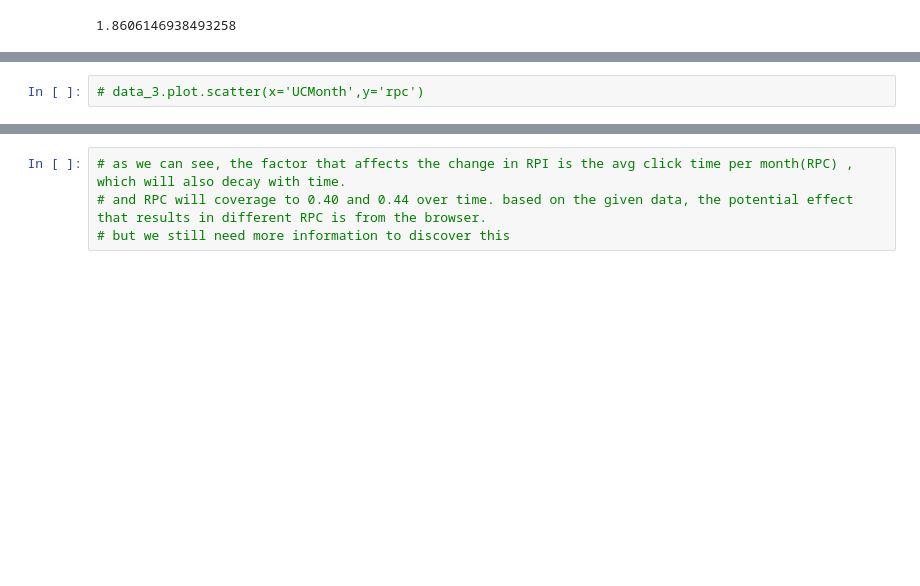
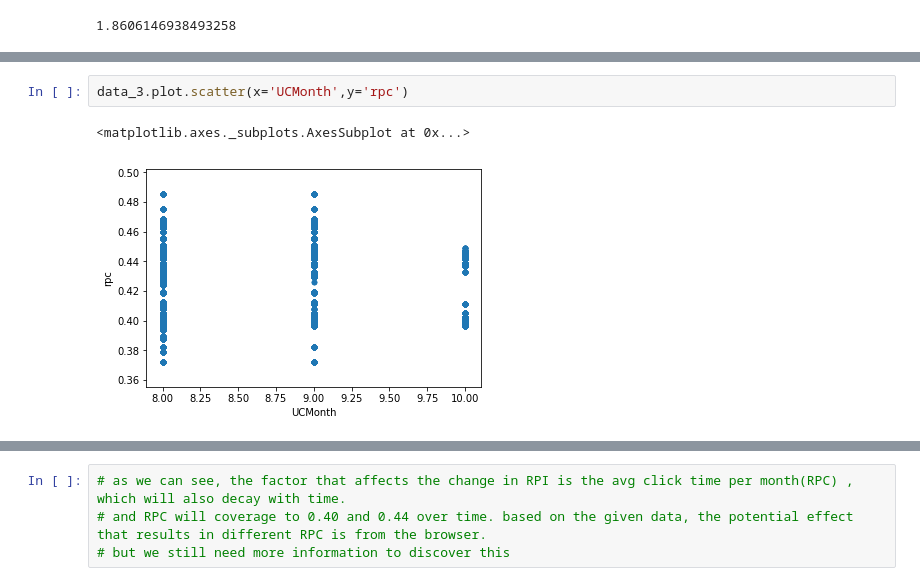
Before and after one commit to Horacehuo/8piont, a Jupyter notebook: 8points_test.ipynb, the cells around one changed output, grey strips where cells are left out. Drawn from its saved outputs; the diff is of its cells as text; blank space fills up the shorter version.

```diff
--- a/8points_test.ipynb
+++ b/8points_test.ipynb
@@ -158,3 +169,6 @@ df84.RPI.sum()+0.009710*(120-85)
 # %%
-# data_3.plot.scatter(x='UCMonth',y='rpc')
+data_3.plot.scatter(x='UCMonth',y='rpc')
+# %% [output]
+<matplotlib.axes._subplots.AxesSubplot at 0x...>
+[figure, added]
 # %%
```
Also changed, not shown: parts of 9 cells of this notebook.
